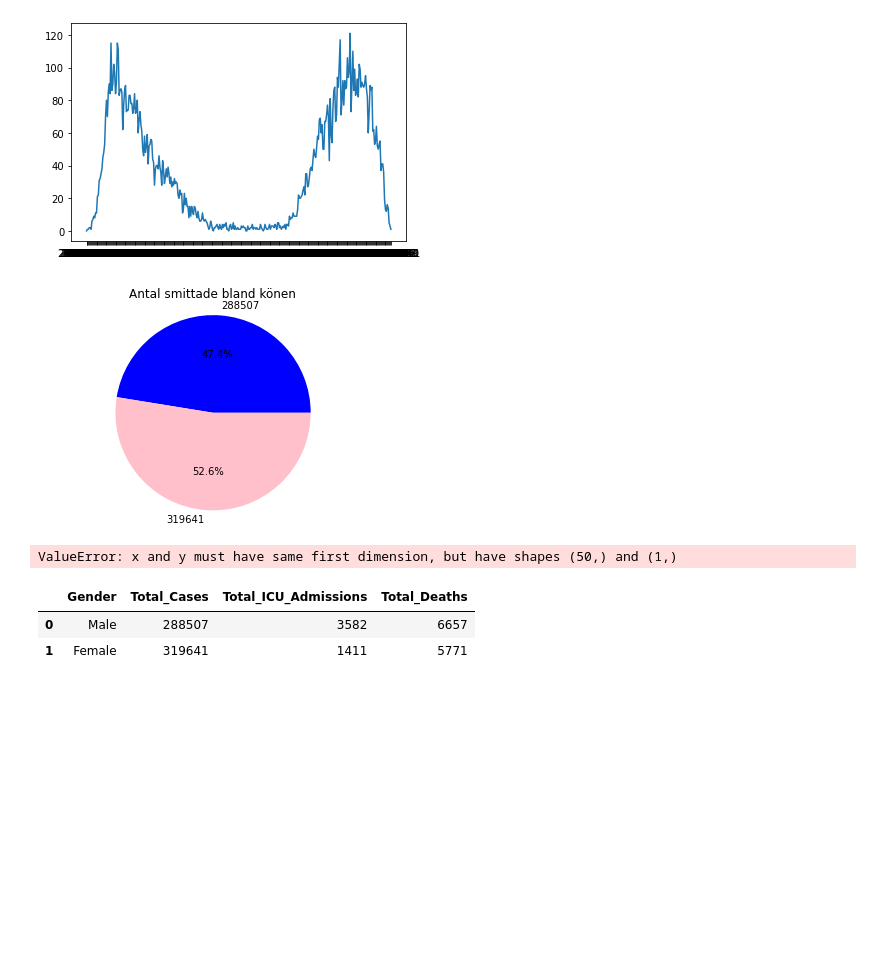
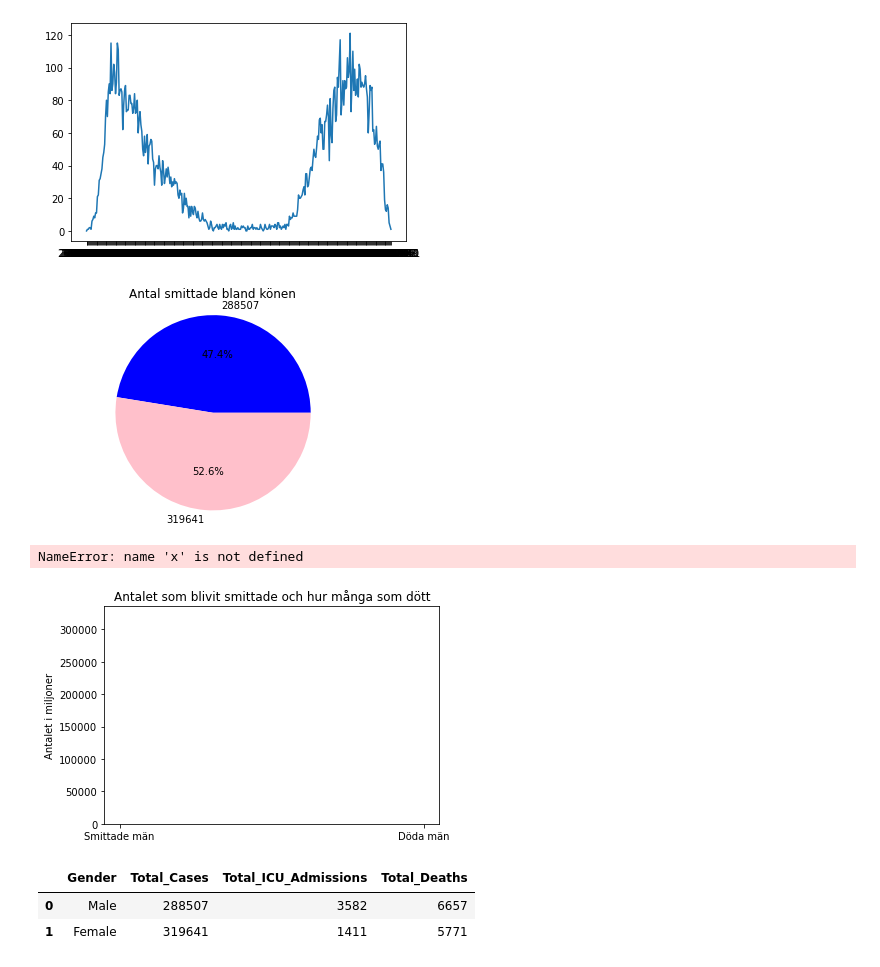
Before and after one commit to Limpan0305/linus_sundsten_TE19C, a Jupyter notebook: Programmering1/Dataanalysprojekt/projekt.ipynb, the cells around one changed output. Cells and saved outputs as stored; diff of their text form; code cells hidden in the pictures; blank space fills up the shorter version.

```diff
--- a/Programmering1/Dataanalysprojekt/projekt.ipynb
+++ b/Programmering1/Dataanalysprojekt/projekt.ipynb
@@ -22,6 +22,7 @@ smittade = df["Total_Cases"]
 färg = ["blue", "pink"]
 döda = df["Total_Deaths"]
 
+
 def cirkel(x,y):
     plt.pie(x, labels=y, autopct='%1.1f%%', colors=färg)
     plt.axis('equal')
@@ -29,7 +30,7 @@ def cirkel(x,y):
     plt.show()
 cirkel(smittade,smittade)
 plt.subplot(2,2,1)
-plt.plot(a,cirkel)
+plt.plot((x,y),cirkel)
 
 def cirkel(x,y):
     plt.pie(x, labels=y, autopct='%1.1f%%', colors=färg)
@@ -38,20 +39,37 @@ def cirkel(x,y):
     plt.show()
 cirkel(döda,döda)
 plt.subplot(2,2,2)
-plt.plot(a,cirkel)
+plt.plot((x,y),cirkel)
 
 def graf(x,y):
     plt.bar(x, y, width=0.5, alpha=1, color=färg)
-    plt.xticks(x,y)
+    plt.xticks(x,smittade_och_döda)
     plt.ylabel("Antalet i miljoner")
     plt.title("Antalet som blivit smittade och hur många som dött")
     plt.show()
 graf(smittade,smittade)
 plt.subplot(2,2,3)
-plt.plot(a,graf)
+plt.plot((x,y),graf)
 # %% [output]
 [figure]
-ValueError: x and y must have same first dimension, but have shapes (50,) and (1,)
+NameError: name 'x' is not defined
+# %%
+import pandas as pd
+import matplotlib.pyplot as plt
+import numpy as np
+df = pd.read_csv("Gender_Data.csv") #Läser in filen med hjälp av pandas
+smittade = df["Total_Cases"]
+smittade_och_döda_män = ["Smittade män", "Döda män"]
+
+def graf(x,y):
+    plt.bar(x, y, width=0.5, alpha=1, color=färg)
+    plt.xticks(x,smittade_och_döda_män)
+    plt.ylabel("Antalet i miljoner")
+    plt.title("Antalet som blivit smittade och hur många som dött")
+    plt.show()
+graf(smittade,smittade)
+# %% [output]
+[figure, added]
 # %%
 import pandas as pd
 import matplotlib.pyplot as plt
```
Also changed, not shown: parts of 1 cell of this notebook.
